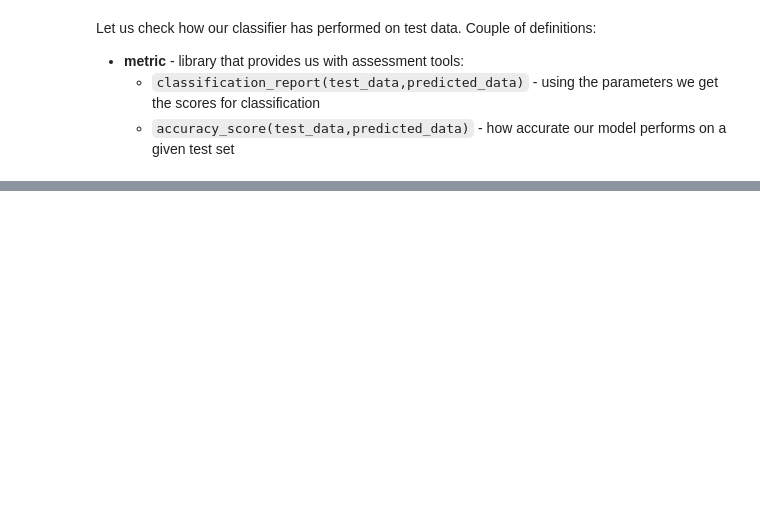
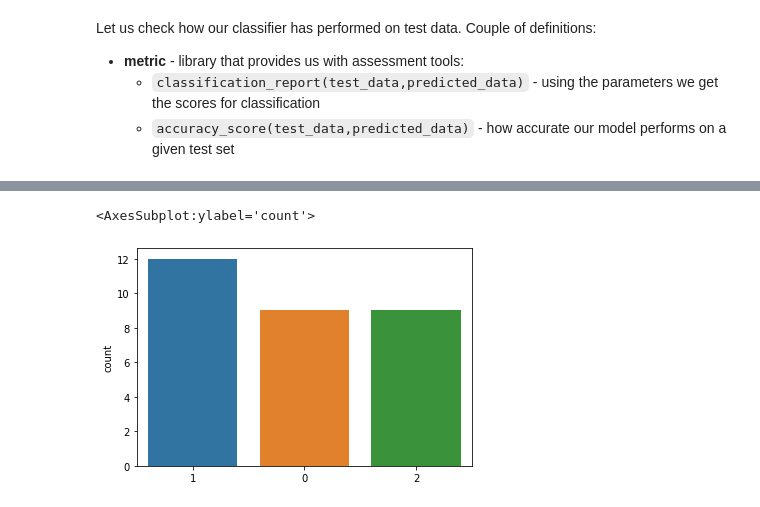
Before and after one commit to feeka/ml_biology, a Jupyter notebook: iris.ipynb, the cells around one changed output, grey strips where cells are left out. Cells and saved outputs as stored; diff of their text form; code cells hidden in the pictures; blank space fills up the shorter version.

```diff
--- a/iris.ipynb
+++ b/iris.ipynb
@@ -260,0 +269,5 @@ weighted avg       0.97      0.97      0.97        30
+# %%
+sns.countplot(Y_test,x="Class")
+# %% [output]
+<AxesSubplot:ylabel='count'>
+[figure, added]
```
Also changed, not shown: parts of 8 cells of this notebook, 1 other file.
